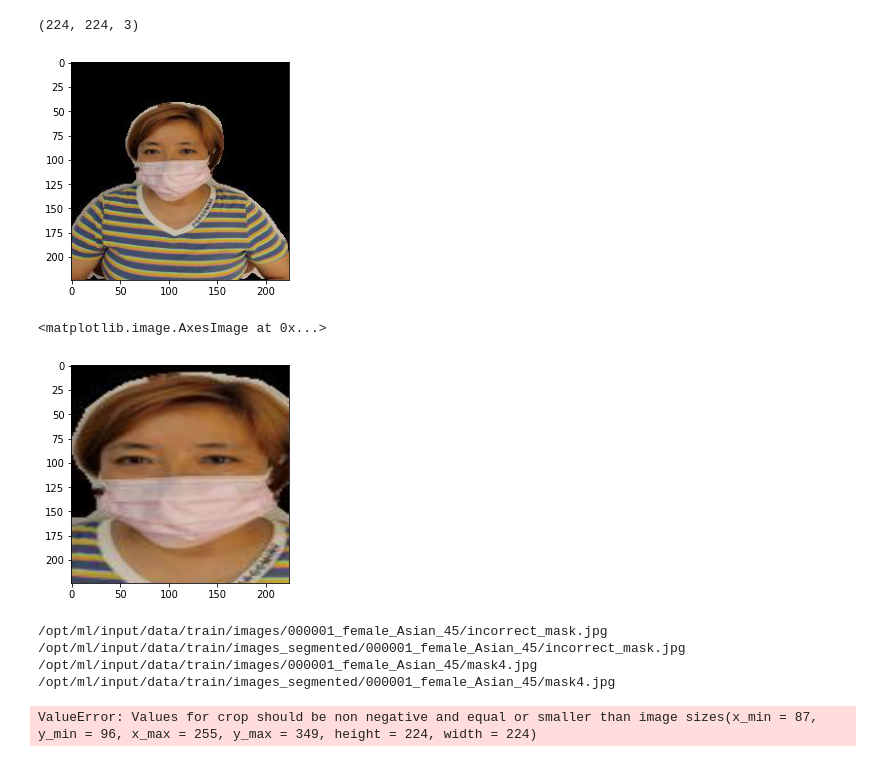
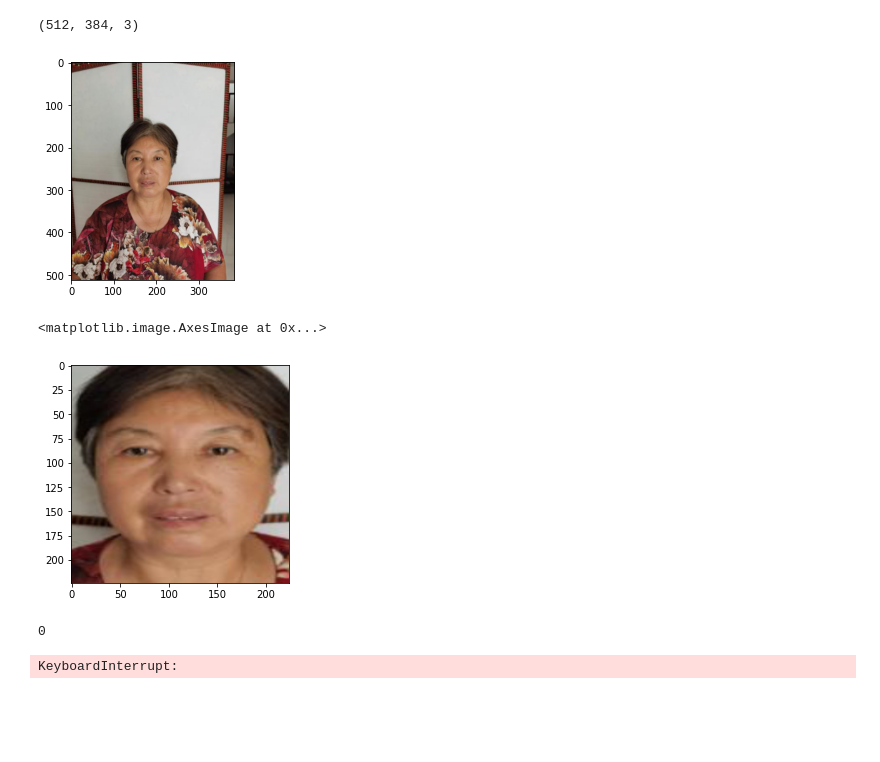
Before and after one commit to KimSeungHyun1217/mask_age_gender_classification, a Jupyter notebook: util/face crop.ipynb, the cells around one changed output. Cells and saved outputs as stored; diff of their text form; code cells hidden in the pictures; blank space fills up the shorter version.

Commit message:
fix: Face crop segmentation error

```diff
--- a/util/face crop.ipynb
+++ b/util/face crop.ipynb
@@ -13,17 +13,17 @@ from PIL import Image
 # %%
 ## -- 이미지 불러오기 테스트
 
-img_path = '/opt/ml/input/data/train/images_segmented/000001_female_Asian_45/mask4.jpg'
+img_path = '/opt/ml/input/data/train/images/000006_female_Asian_59/normal.jpg'
 # img_path = '/opt/ml/input/data/train/images/000006_female_Asian_59/incorrect_mask.jpg'
 # img_path = '/opt/ml/input/data/train/images/000002_female_Asian_52/mask1.jpg'
 # img_path = '/opt/ml/input/data/train/images/000077_male_Asian_59/mask5.jpg'
 new_path = Path(img_path)
 img = Image.open(new_path)
 plt.imshow(img)
 print(np.array(img).shape)
 # %% [output]
-(224, 224, 3)
+(512, 384, 3)
-[figure, old version]
+[figure, new version]
 # %%
 def faceCrop(img, faces, w_ratio, h_ratio, x, y):
     x1, y1, x2, y2 = faces[0][0]
@@ -43,10 +43,10 @@ def faceCrop(img, faces, w_ratio, h_ratio, x, y):
     new_width = int(width * (1 + w_ratio))
     new_height = int(height * (1 + h_ratio))
 
-    if(new_x + new_width > 383):
+    if(new_x + new_width > x):
         new_width = x - new_x
-    if(new_y + new_height > 511):
-        new_width = y - new_y
+    if(new_y + new_height > y):
+        new_height = y - new_y
 
     transform = A.Compose([
                         A.Crop(new_x, new_y, new_x+new_width, new_y+new_height),
@@ -59,10 +59,11 @@ def faceCrop(img, faces, w_ratio, h_ratio, x, y):
 
 detector = MTCNN()
 face = detector.detect(img)
-plt.imshow(faceCrop(img, face, 0.3, 0.5, 224, 224))
+plt.imshow(faceCrop(img, face, 0.3, 0.4, 384, 512))
+# plt.imshow(faceCrop(img, face, 0.3, 0.4, 224,224))
 # %% [output]
 <matplotlib.image.AxesImage at 0x...>
-[figure, old version]
+[figure, new version]
 # %%
 csv_path = '/opt/ml/input/data/train/full_path_three_label.csv'
 df = pd.read_csv(csv_path)
@@ -100,18 +101,20 @@ for idx in range(0, people_n):
         seg_path = Path(str(ori_path).replace('images', 'images_segmented'))
 
         ori_img = Image.open(ori_path)
-        seg_img = Image.open(seg_normal_path)
+        seg_img = Image.open(seg_path)
         ori_face = detector.detect(ori_img)
-        seg_face = detector.detect(ori_img)
+        seg_face = detector.detect(seg_img)
 
-        print(ori_path)
-        print(seg_path)
-        if(face[1][0] != None):
-            crop_img = Image.fromarray(faceCrop(ori_img, ori_face, 0.3, 0.5, 384, 512))
-            seg_crop_img = Image.fromarray(faceCrop(seg_img, seg_face, 0.3, 0.5, 224, 224))
+        if(ori_face[1][0] != None):
+            crop_img = Image.fromarray(faceCrop(ori_img, ori_face, 0.3, 0.4, 384, 512))
         else:
-            crop_img = Image.fromarray(faceCrop(ori_img, ori_normal_face, 0.3, 0.5, 384, 512))
+            crop_img = Image.fromarray(faceCrop(ori_img, ori_normal_face, 0.3, 0.4, 384, 512))
+
+        if(seg_face[1][0] != None):
+            seg_crop_img = Image.fromarray(faceCrop(seg_img, seg_face, 0.3, 0.4, 224, 224))
+        else:
             seg_crop_img = Image.fromarray(faceCrop(seg_crop_img, seg_normal_face, 0.3, 0.5, 224, 224))
+
 
         crop_new_dir = Path(crop_img_dir_path) / ori_path.parent.name
         seg_crop_new_dir = Path(seg_crop_img_dir_path) / ori_path.parent.name
@@ -126,13 +129,9 @@ for idx in range(0, people_n):
         crop_img.save(crop_new_path)
         seg_crop_img.save(seg_crop_new_path)
 
-    break
 
     if(idx % 100 == 0):
         print(idx)
 # %% [output]
-/opt/ml/input/data/train/images/000001_female_Asian_45/incorrect_mask.jpg
-/opt/ml/input/data/train/images_segmented/000001_female_Asian_45/incorrect_mask.jpg
-/opt/ml/input/data/train/images/000001_female_Asian_45/mask4.jpg
-/opt/ml/input/data/train/images_segmented/000001_female_Asian_45/mask4.jpg
+0
-ValueError: Values for crop should be non negative and equal or smaller than image sizes(x_min = 87, y_min = 96, x_max = 255, y_max = 349, height = 224, width = 224)
+KeyboardInterrupt:
```
